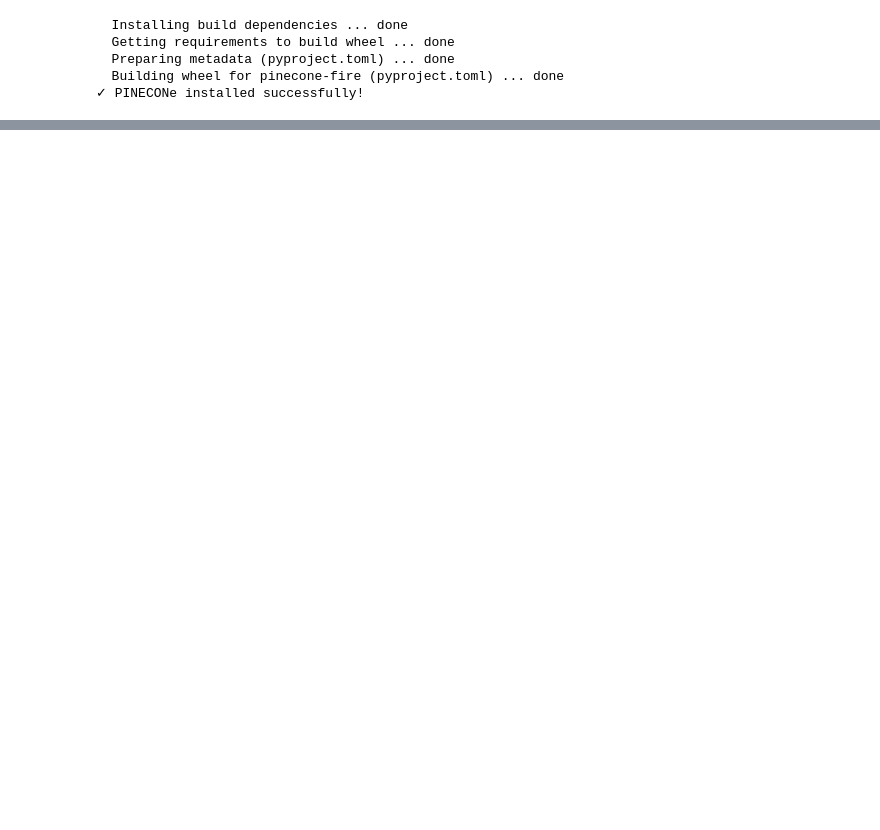
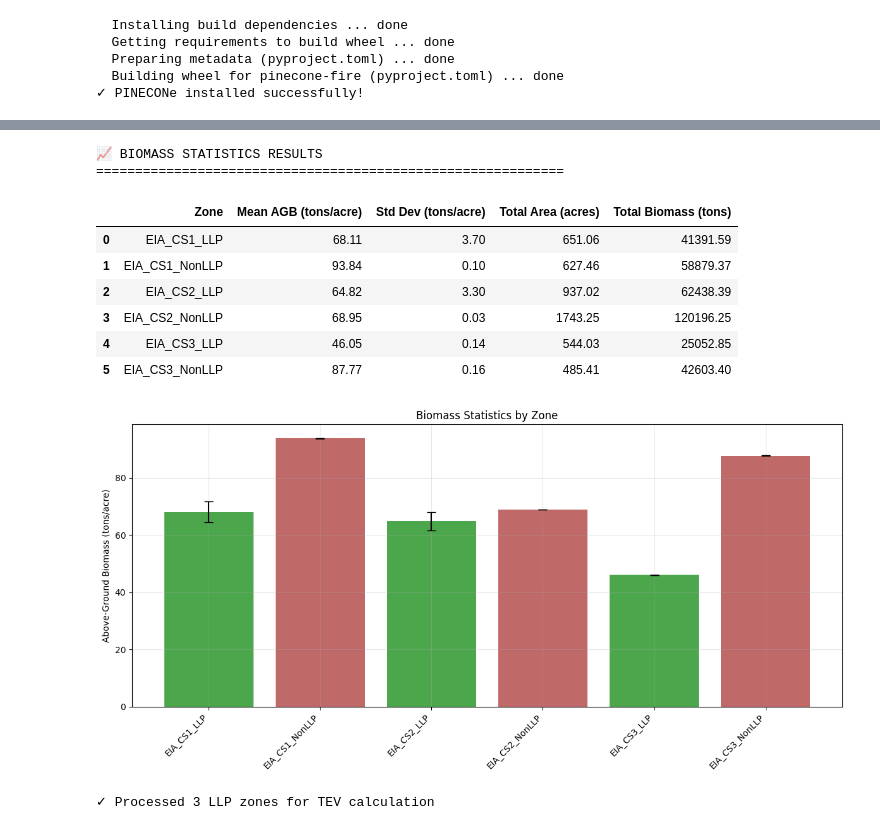
Before and after one commit to NASA-EarthRISE/PINECONe, a Jupyter notebook: PINECONe_Demo.ipynb, the cells around one changed output, grey strips where cells are left out. Drawn from its saved outputs; the diff is of its cells as text; code cells hidden in the pictures; blank space fills up the shorter version.

```diff
--- a/PINECONe_Demo.ipynb
+++ b/PINECONe_Demo.ipynb
@@ -518,0 +245,60 @@ Congratulations! You've completed the PINECONe analysis workflow:
+# %%
+# Display results
+print("\n📈 BIOMASS STATISTICS RESULTS")
+print("="*60)
+
+biomass_stats_dict = {}
+results_data = []
+
+for feature in biomass_results['features']:
+    props = feature['properties']
+    zone = props['AOI_Zone']
+
+    results_data.append({
+        'Zone': zone,
+        'Mean AGB (tons/acre)': f"{props['mean_AGB_per_acre_tons']:.2f}",
+        'Std Dev (tons/acre)': f"{props['mean_StdDev_per_acre_tons']:.2f}",
+        'Total Area (acres)': f"{props['total_area_acres']:.2f}",
+        'Total Biomass (tons)': f"{props['total_biomass_tons']:.2f}"
+    })
+
+    # Store for TEV calculation (LLP zones only)
+    if 'LLP' in zone and 'NonLLP' not in zone:
+        biomass_stats_dict[zone] = {
+            'AGB_per_acre_tons': props['mean_AGB_per_acre_tons'],
+            'AGB_StdDev_per_acre_tons': props['mean_StdDev_per_acre_tons']
+        }
+
+# Create DataFrame
+biomass_df = pd.DataFrame(results_data)
+display(biomass_df)
+
+# Plot comparison
+fig, ax = plt.subplots(figsize=(12, 6))
+x = range(len(biomass_df))
+agb_values = [float(v) for v in biomass_df['Mean AGB (tons/acre)']]
+std_values = [float(v) for v in biomass_df['Std Dev (tons/acre)']]
+
+ax.bar(x, agb_values, yerr=std_values, capsize=5, alpha=0.7,
+       color=['green' if 'LLP' in z and 'NonLLP' not in z else 'brown' for z in biomass_df['Zone']])
+ax.set_xticks(x)
+ax.set_xticklabels(biomass_df['Zone'], rotation=45, ha='right')
+ax.set_ylabel('Above-Ground Biomass (tons/acre)')
+ax.set_title('Biomass Statistics by Zone')
+ax.grid(True, alpha=0.3)
+plt.tight_layout()
+plt.show()
+
+print(f"\n✓ Processed {len(biomass_stats_dict)} LLP zones for TEV calculation")
+# %% [output]
+📈 BIOMASS STATISTICS RESULTS
+============================================================
+|  | Zone | Mean AGB (tons/acre) | Std Dev (tons/acre) | Total Area (acres) | Total Biomass (tons) |
+| 0 | EIA_CS1_LLP | 68.11 | 3.70 | 651.06 | 41391.59 |
+| 1 | EIA_CS1_NonLLP | 93.84 | 0.10 | 627.46 | 58879.37 |
+| 2 | EIA_CS2_LLP | 64.82 | 3.30 | 937.02 | 62438.39 |
+| 3 | EIA_CS2_NonLLP | 68.95 | 0.03 | 1743.25 | 120196.25 |
+| 4 | EIA_CS3_LLP | 46.05 | 0.14 | 544.03 | 25052.85 |
+| 5 | EIA_CS3_NonLLP | 87.77 | 0.16 | 485.41 | 42603.40 |
+[figure, added]
+✓ Processed 3 LLP zones for TEV calculation
```
Also changed, not shown: parts of 45 cells of this notebook.
